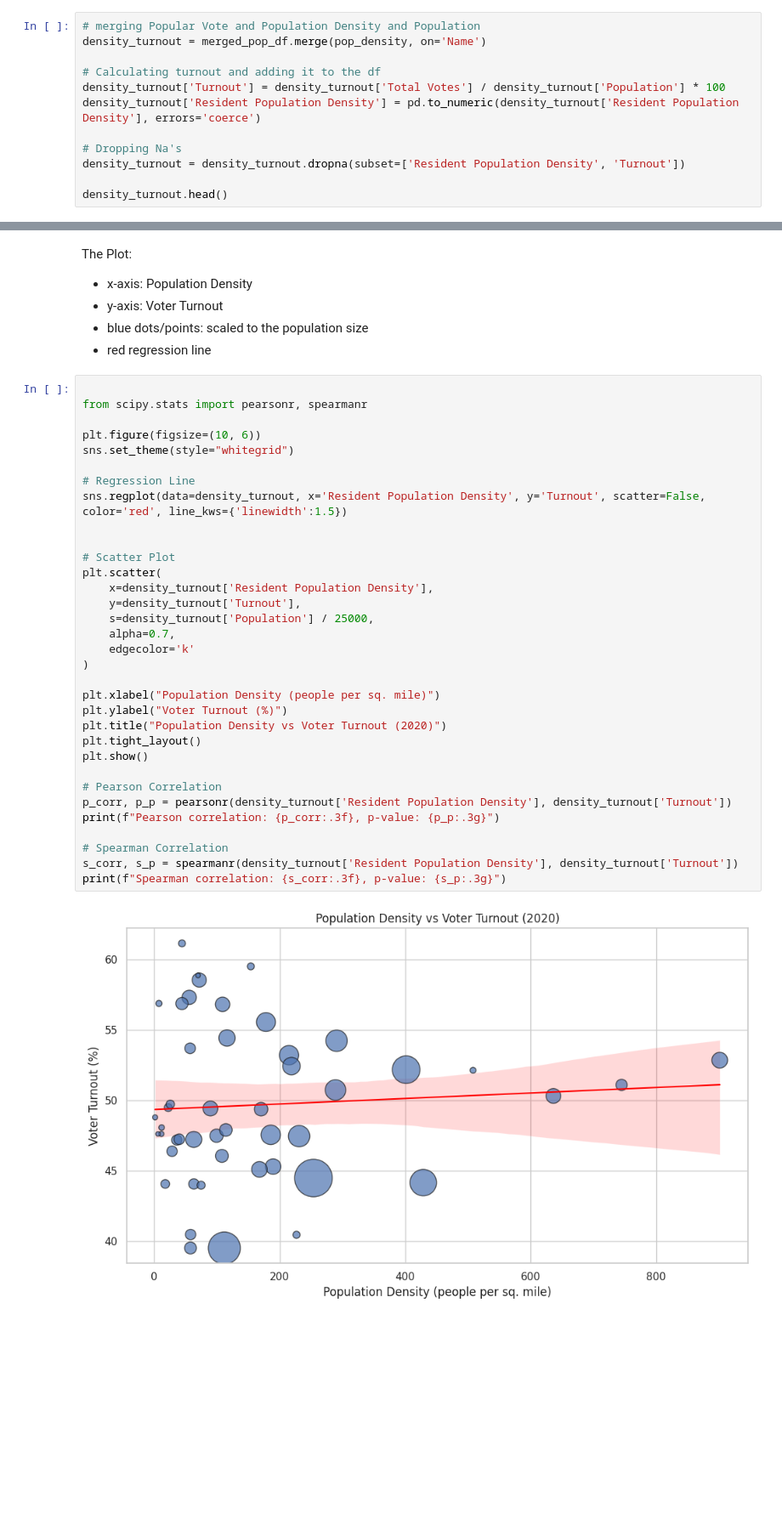
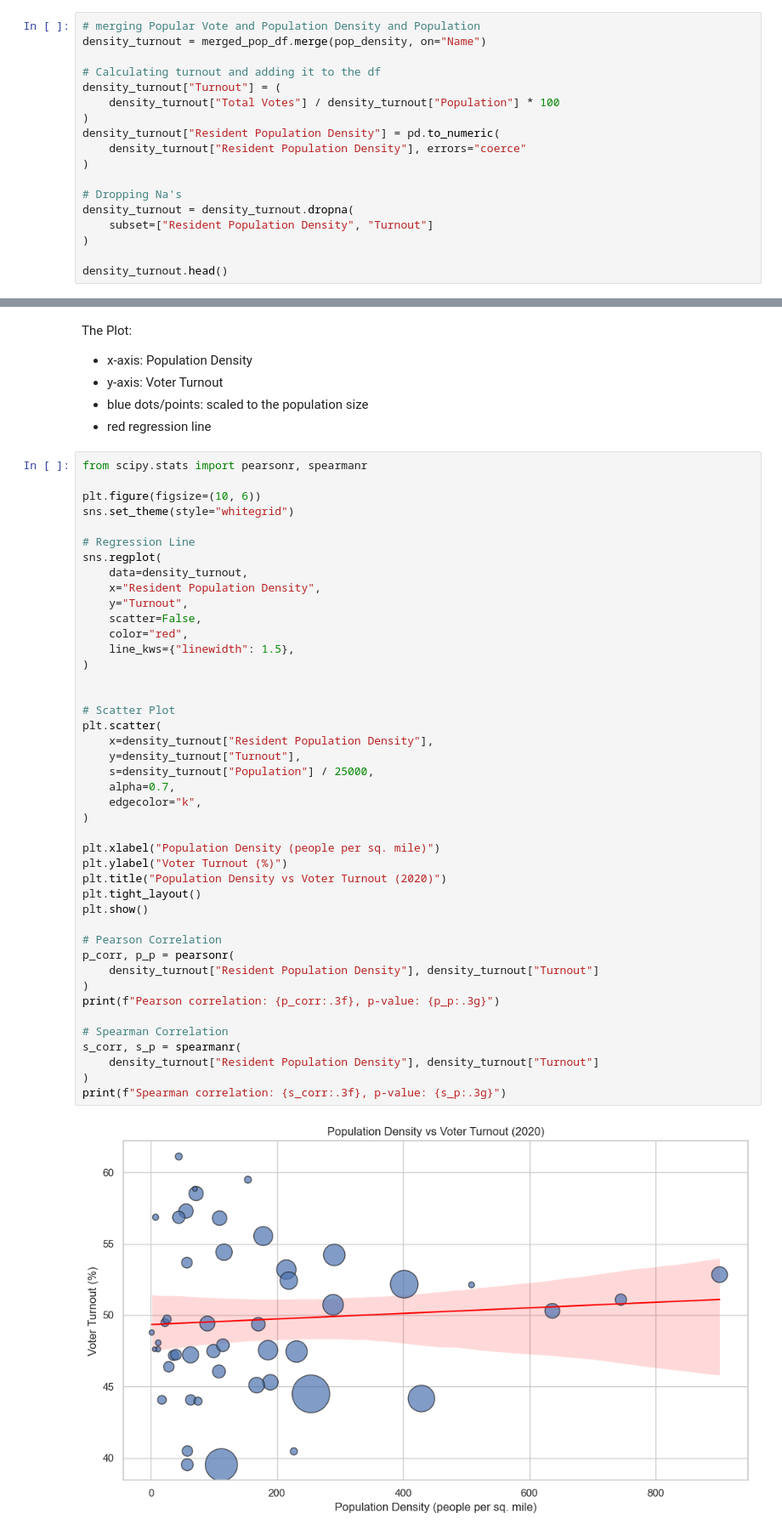
Before and after one commit to 9t8/cmsc320_project, a Jupyter notebook: c2.ipynb, the cells around one changed output, grey strips where cells are left out. Shown at 85% size. Drawn from its saved outputs; the diff is of its cells as text; blank space fills up the shorter version.

```diff
--- a/c2.ipynb
+++ b/c2.ipynb
@@ -245,14 +282,20 @@ merged_pop_df.head(5)
 **Combining** DF's for Visualization:
 # %%
 # merging Popular Vote and Population Density and Population
-density_turnout = merged_pop_df.merge(pop_density, on='Name')
+density_turnout = merged_pop_df.merge(pop_density, on="Name")
 
 # Calculating turnout and adding it to the df
-density_turnout['Turnout'] = density_turnout['Total Votes'] / density_turnout['Population'] * 100
-density_turnout['Resident Population Density'] = pd.to_numeric(density_turnout['Resident Population Density'], errors='coerce')
+density_turnout["Turnout"] = (
+    density_turnout["Total Votes"] / density_turnout["Population"] * 100
+)
+density_turnout["Resident Population Density"] = pd.to_numeric(
+    density_turnout["Resident Population Density"], errors="coerce"
+)
 
 # Dropping Na's
-density_turnout = density_turnout.dropna(subset=['Resident Population Density', 'Turnout'])
+density_turnout = density_turnout.dropna(
+    subset=["Resident Population Density", "Turnout"]
+)
 
 density_turnout.head()
 # %% [output]
@@ -269,40 +312,50 @@ The Plot:
 - blue dots/points: scaled to the population size
 - red regression line
 # %%
-
 from scipy.stats import pearsonr, spearmanr
 
 plt.figure(figsize=(10, 6))
 sns.set_theme(style="whitegrid")
 
 # Regression Line
-sns.regplot(data=density_turnout, x='Resident Population Density', y='Turnout', scatter=False, color='red', line_kws={'linewidth':1.5})
+sns.regplot(
+    data=density_turnout,
+    x="Resident Population Density",
+    y="Turnout",
+    scatter=False,
+    color="red",
+    line_kws={"linewidth": 1.5},
+)
 
 
 # Scatter Plot
 plt.scatter(
-    x=density_turnout['Resident Population Density'],
-    y=density_turnout['Turnout'],
-    s=density_turnout['Population'] / 25000,
+    x=density_turnout["Resident Population Density"],
+    y=density_turnout["Turnout"],
+    s=density_turnout["Population"] / 25000,
     alpha=0.7,
-    edgecolor='k'
+    edgecolor="k",
 )
 
 plt.xlabel("Population Density (people per sq. mile)")
 plt.ylabel("Voter Turnout (%)")
 plt.title("Population Density vs Voter Turnout (2020)")
 plt.tight_layout()
 plt.show()
 
 # Pearson Correlation
-p_corr, p_p = pearsonr(density_turnout['Resident Population Density'], density_turnout['Turnout'])
+p_corr, p_p = pearsonr(
+    density_turnout["Resident Population Density"], density_turnout["Turnout"]
+)
 print(f"Pearson correlation: {p_corr:.3f}, p-value: {p_p:.3g}")
 
 # Spearman Correlation
-s_corr, s_p = spearmanr(density_turnout['Resident Population Density'], density_turnout['Turnout'])
+s_corr, s_p = spearmanr(
+    density_turnout["Resident Population Density"], density_turnout["Turnout"]
+)
 print(f"Spearman correlation: {s_corr:.3f}, p-value: {s_p:.3g}")
 # %% [output]
-[figure, old version]
+[figure, new version]
 Pearson correlation: 0.070, p-value: 0.636
 Spearman correlation: 0.051, p-value: 0.733
 # %% [markdown]
```
Also changed, not shown: parts of 21 cells of this notebook, 1 other file.
